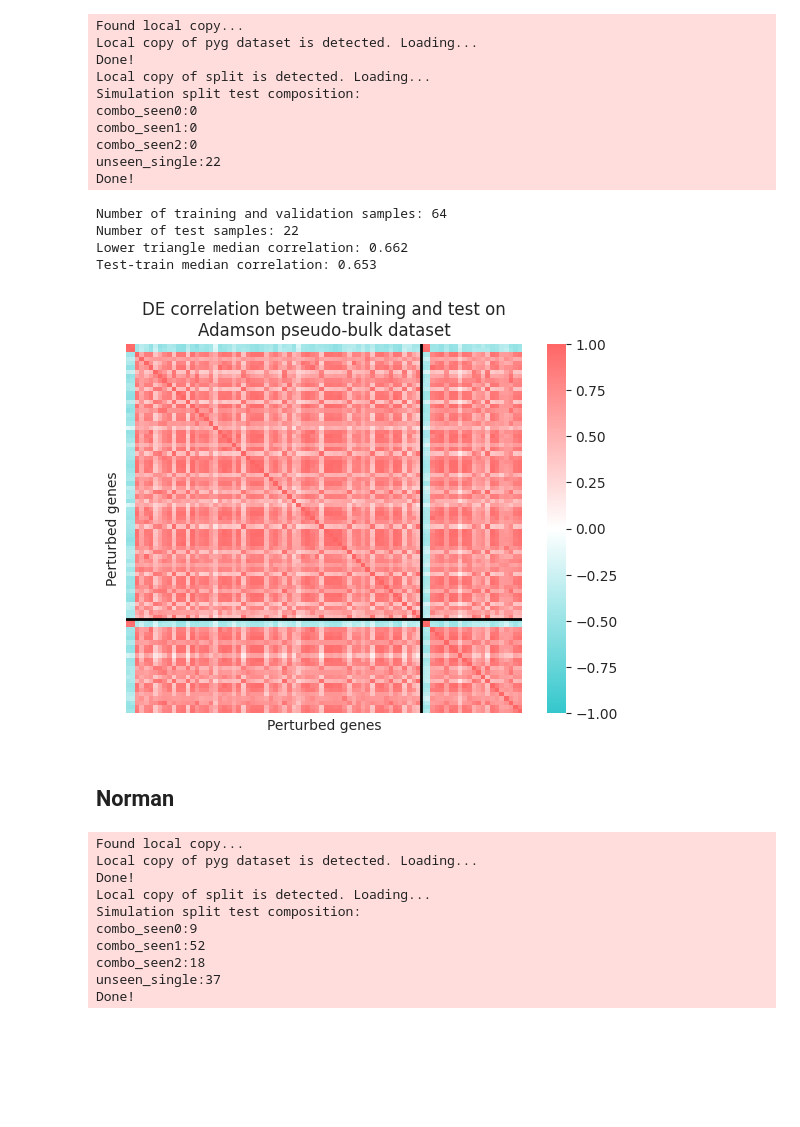
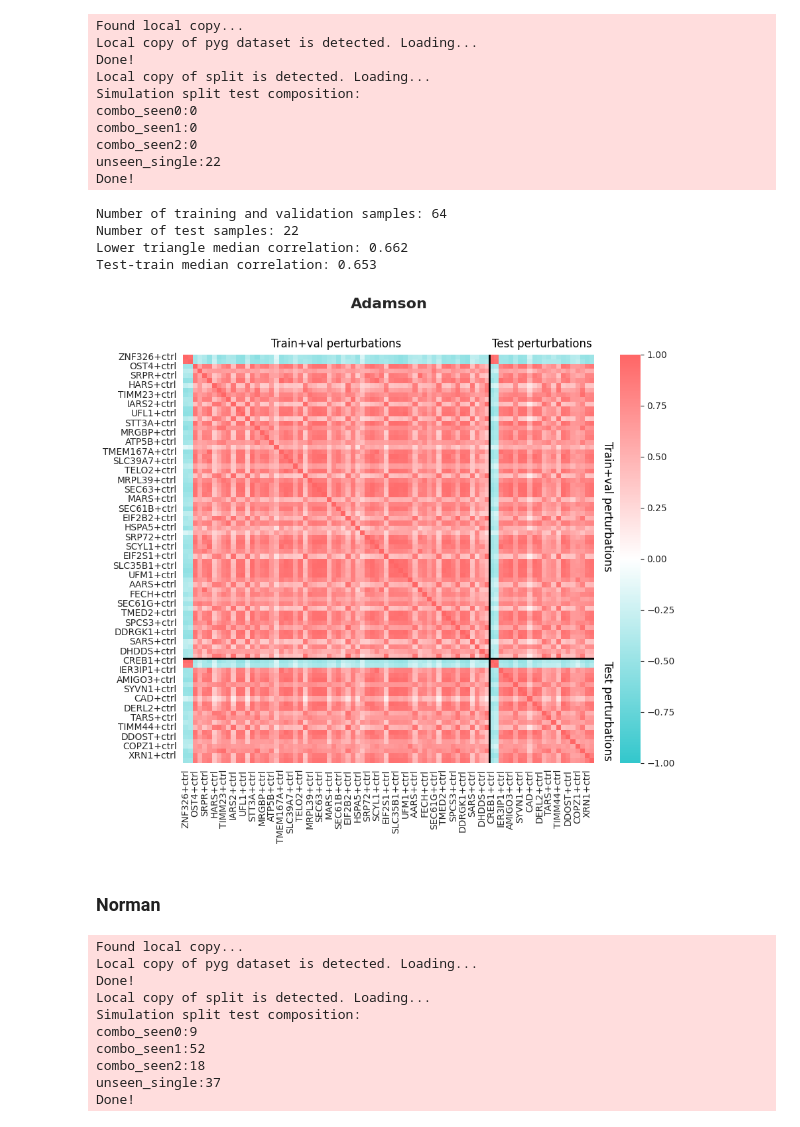
Before and after one commit to turbine-ai/PerturbSeqPredBenchmark, a Jupyter notebook: notebooks/data_analysis.ipynb, the cells around one changed output. Saved outputs shown, nothing was run; the diff lists cells and outputs as text; code cells hidden in the pictures; blank space fills up the shorter version.

```diff
--- a/notebooks/data_analysis.ipynb
+++ b/notebooks/data_analysis.ipynb
@@ -23,9 +23,9 @@ custom_cmap = LinearSegmentedColormap.from_list("custom_cmap", colors)
 # %% [output]
 [figure]
 # %%
-def bulk_data(pert_data, perturbation_dict):
+def bulk_data(pert_data):
 
-    perturbation_dict = deepcopy(perturbation_dict)
+    perturbation_dict = deepcopy(pert_data.set2conditions)
 
     data = pert_data.adata.to_df()
     data['condition'] = pert_data.adata.obs['condition']
@@ -41,7 +41,7 @@ def bulk_data(pert_data, perturbation_dict):
     data_test = data.loc[test_samples]
     return data_train_val, data_test
 # %%
-def plot_heatmap(trainval, test, ds_name):
+def plot_heatmap(trainval, test, ds_name, top_align=1.5, right_align=1.5, title_align=1.15, out_dir=Path("../figures")):
 
     colors = ["#33C7CC", "white", "#FF6666"]
     custom_cmap = LinearSegmentedColormap.from_list("custom_cmap", colors)
@@ -55,16 +55,30 @@ def plot_heatmap(trainval, test, ds_name):
     corr_test_train_samples = np.median(corr_between_all_samples[trainval.shape[0]:, :test.shape[0]].flatten())
     print(f"Test-train median correlation: {corr_test_train_samples:.3f}")
 
-    fig, ax = plt.subplots()
+    fig, ax = plt.subplots(figsize=(10, 8))
+
+    corr_between_all_samples = pd.DataFrame(corr_between_all_samples, index=trainval.index.tolist() + test.index.tolist(), columns=trainval.index.tolist() + test.index.tolist())
 
     sns.heatmap(corr_between_all_samples, cmap=custom_cmap, center=0, vmin=-1, vmax=1, ax=ax)
     ax.axhline(y=len(trainval), color='black', linewidth=2)
     ax.axvline(x=len(trainval), color='black', linewidth=2)
-    ax.set_title(f"DE correlation between training and test on\n{ds_name} pseudo-bulk dataset")
-    ax.set_xlabel("Perturbed genes")
-    ax.set_ylabel("Perturbed genes")
-    ax.set_xticks([])
-    ax.set_yticks([])
+
+    split_index = len(trainval)
+
+    n_samples = len(trainval) + len(test)
+
+    # Annotate train and test regions
+    ax.text(split_index / 2, -top_align, "Train+val perturbations", ha='center', fontsize=12, color='black')
+    ax.text(split_index + (n_samples - split_index) / 2, -top_align, "Test perturbations", ha='center', fontsize=12, color='black')
+
+    ax.text(n_samples + right_align, split_index / 2, "Train+val perturbations", va='center', fontsize=12, color='black', rotation=270)
+    ax.text(n_samples + right_align, split_index + (n_samples - split_index) / 2, "Test perturbations", va='center', fontsize=12, color='black', rotation=270)
+
+    ax.set_title(ds_name, fontsize=16, y=title_align, fontweight='bold')
+
+    plt.savefig(out_dir / f"{ds_name}_heatmap.png", dpi=300, bbox_inches='tight')
+    plt.savefig(out_dir / f"{ds_name}_heatmap.pdf", dpi=300,)
+
     plt.show()
 # %%
 def calc_ctrl_pert_condition_cnt(adata):
@@ -84,7 +98,8 @@ pert_data_adamson = PertData(BASE_DIR)
 pert_data_adamson.load(data_name='adamson')
 pert_data_adamson.prepare_split(split="simulation", seed=1)
 
-perturbation_dict_adamson = deepcopy(pert_data_adamson.set2conditions)
+bulk_adamson_train_val, bulk_adamson_test = bulk_data(
+    pert_data=pert_data_adamson,)
 # %% [output]
 Found local copy...
 Local copy of pyg dataset is detected. Loading...
@@ -96,21 +111,16 @@ combo_seen1:0
 combo_seen2:0
 unseen_single:22
 Done!
-# %%
-bulk_adamson_train_val, bulk_adamson_test = bulk_data(
-    pert_data=pert_data_adamson,
-    perturbation_dict=perturbation_dict_adamson
-)
 # %%
-plot_heatmap(bulk_adamson_train_val, bulk_adamson_test, "Adamson")
+plot_heatmap(bulk_adamson_train_val, bulk_adamson_test, "Adamson", title_align=1.1)
 # %% [output]
 Number of training and validation samples: 64
 Number of test samples: 22
 Lower triangle median correlation: 0.662
 Test-train median correlation: 0.653
-[figure, old version]
+[figure, new version]
 # %% [markdown]
-## Norman
+### Norman
 # %%
 pert_data_norman = PertData(BASE_DIR)
 pert_data_norman.load(data_name='norman')
```
Also changed, not shown: parts of 19 cells of this notebook, 2 other files.
